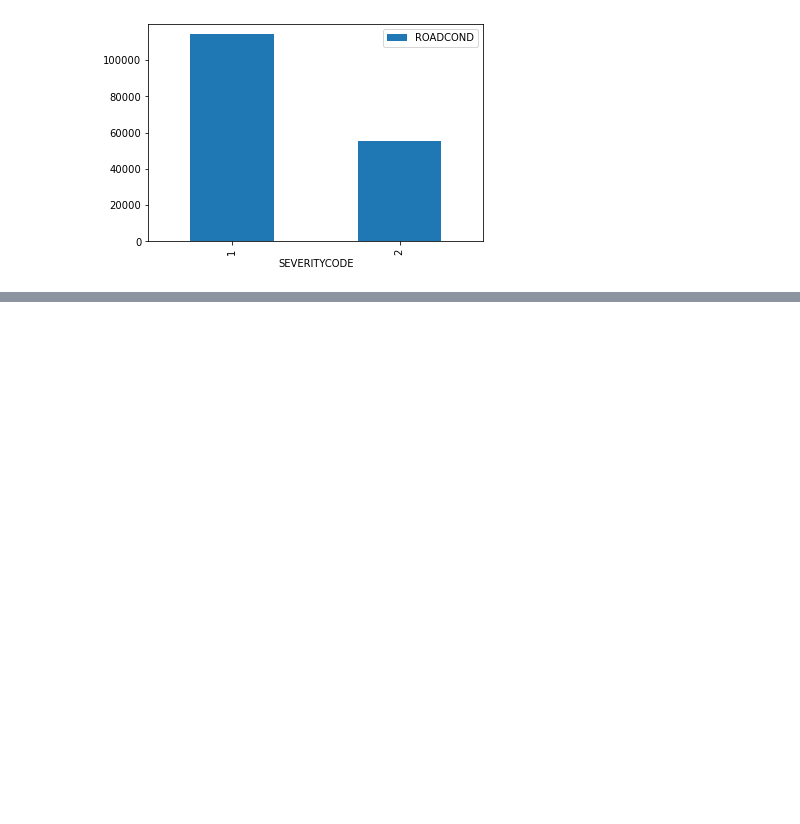
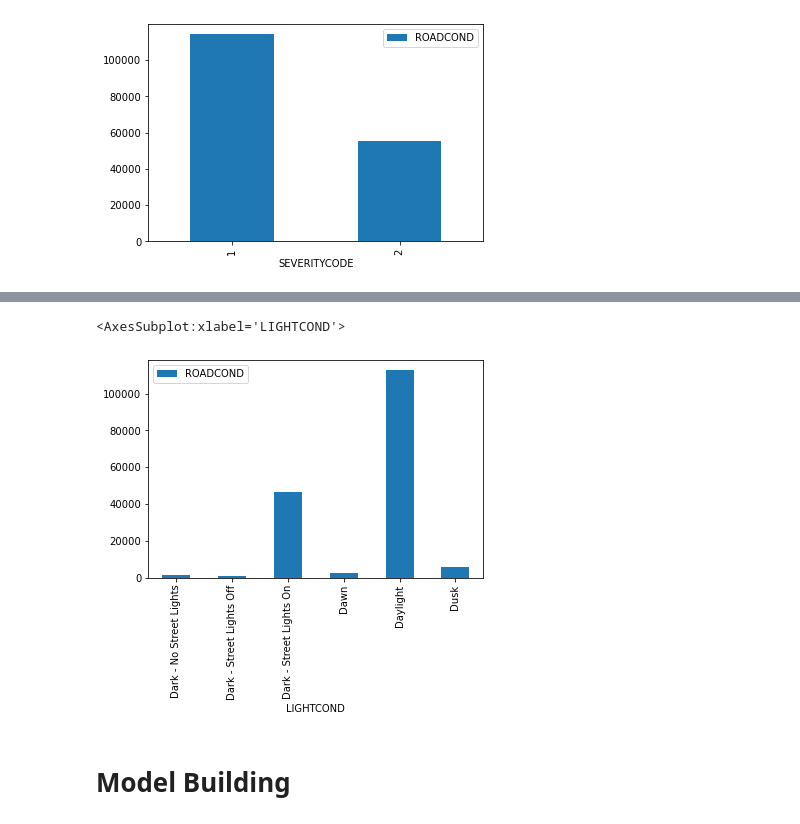
Before and after one commit to rsemin/accident_prediction_capstone, a Jupyter notebook: notebook.ipynb, the cells around one changed output, grey strips where cells are left out. Drawn from its saved outputs; the diff is of its cells as text; code cells hidden in the pictures; blank space fills up the shorter version.

```diff
--- a/notebook.ipynb
+++ b/notebook.ipynb
@@ -216,0 +245,9 @@ df_severity.loc[:,['ROADCOND']].plot(kind='bar')
+# %%
+# Bar graph: Lighting Conditions count
+df_weather = df_complete_target.groupby('LIGHTCOND', axis=0).count()
+df_weather.loc[:,['ROADCOND']].plot(kind='bar')
+# %% [output]
+<AxesSubplot:xlabel='LIGHTCOND'>
+[figure, added]
+# %% [markdown]
+# Model Building
```
Also changed, not shown: parts of 44 cells of this notebook.
